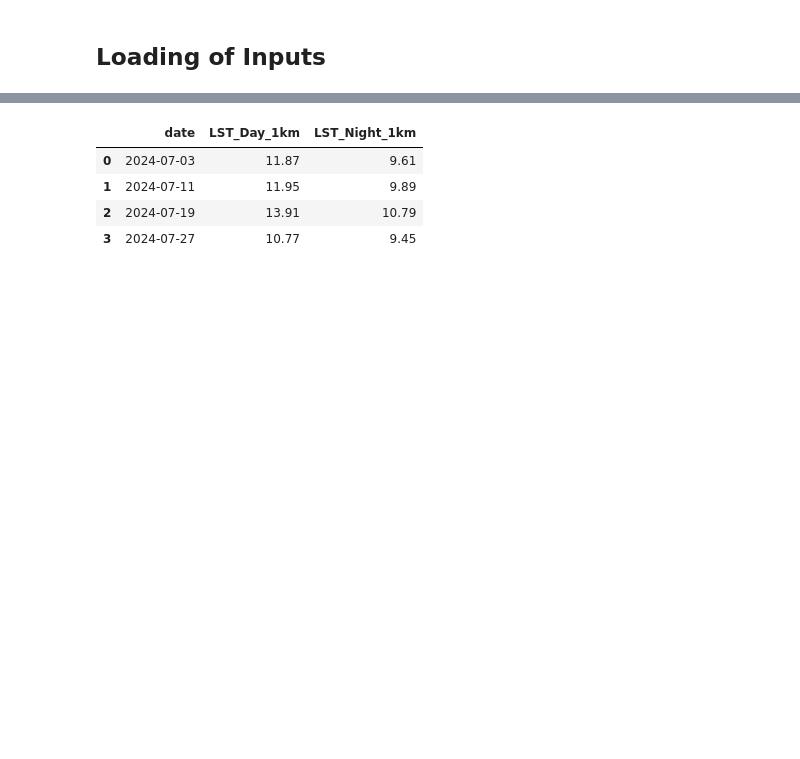
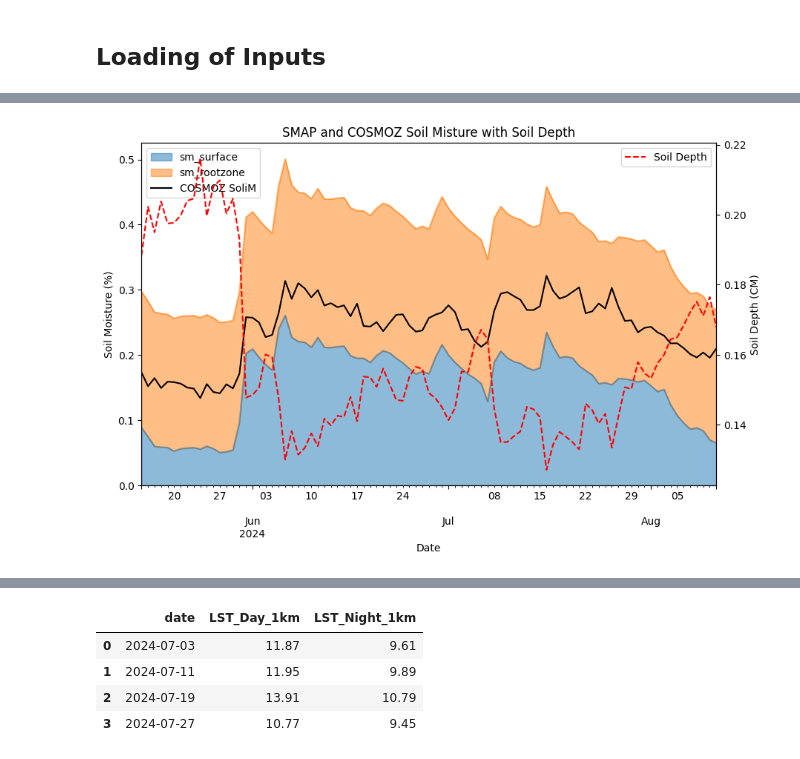
Before and after one commit to top-data/Soil_moisture, a Jupyter notebook: SM_inputs4model_updated_satellites.ipynb, the cells around one changed output, grey strips where cells are left out. Cells and saved outputs as stored; diff of their text form; code cells hidden in the pictures; blank space fills up the shorter version.

```diff
--- a/SM_inputs4model_updated_satellites.ipynb
+++ b/SM_inputs4model_updated_satellites.ipynb
@@ -452,0 +460,6 @@ smap_df.tail()
+# %%
+staion7_soilM = pd.read_csv('/content/drive/MyDrive/SoilMoisture/cosmoz/station7_level4.csv')
+staion7_soilM = staion7_soilM.rename(columns={'UTC_TIMESTAMP': 'date'})
+staion7_soilM['date'] = pd.to_datetime(staion7_soilM['date'])
+staion7_soilM.set_index('date', inplace=True)
+staion7_soilM.tail()
@@ -452,0 +474,14 @@ smap_df.tail()
+# %%
+
+import pandas as pd
+# Resample smap_df to daily and average values
+smap_df_daily = smap_df.resample('D', on='date').mean()
+
+# Resample staion7_soilM to daily and average values
+staion7_soilM_daily = staion7_soilM.resample('D').mean()/100
+
+# Merge the two dataframes on 'date'
+merged_df = pd.merge(smap_df_daily, staion7_soilM_daily, on='date', how='inner')
+
+# Display the merged dataframe
+merged_df.tail()
@@ -452,0 +496,27 @@ smap_df.tail()
+# %%
+fig, ax1 = plt.subplots(figsize=(10, 6))
+
+# Plot stacked area chart for col1 and col2
+merged_df[['sm_surface', 'sm_rootzone']].plot(kind='area', stacked=True, ax=ax1, alpha=0.5)
+
+# Plot line plot for col3
+ax1.plot(merged_df.index, merged_df['SOIL_MOISTURE_percent'], color='black', label='COSMOZ SoliM')
+
+# Create a secondary y-axis for col4
+ax2 = ax1.twinx()
+ax2.plot(merged_df.index, merged_df['EFFECTIVE_DEPTH_cm'], color='red', label='Soil Depth', linestyle='--')
+
+# Add labels and title
+ax1.set_xlabel('Date')
+ax1.set_ylabel('Soil Moisture (%)')
+ax2.set_ylabel('Soil Depth (CM)')
+
+# Add legends
+ax1.legend(loc='upper left')
+ax2.legend(loc='upper right')
+
+# Show plot
+plt.title('SMAP and COSMOZ Soil Misture with Soil Depth')
+plt.show()
+# %% [output]
+[figure, added]
```
Also changed, not shown: parts of 6 cells of this notebook.
